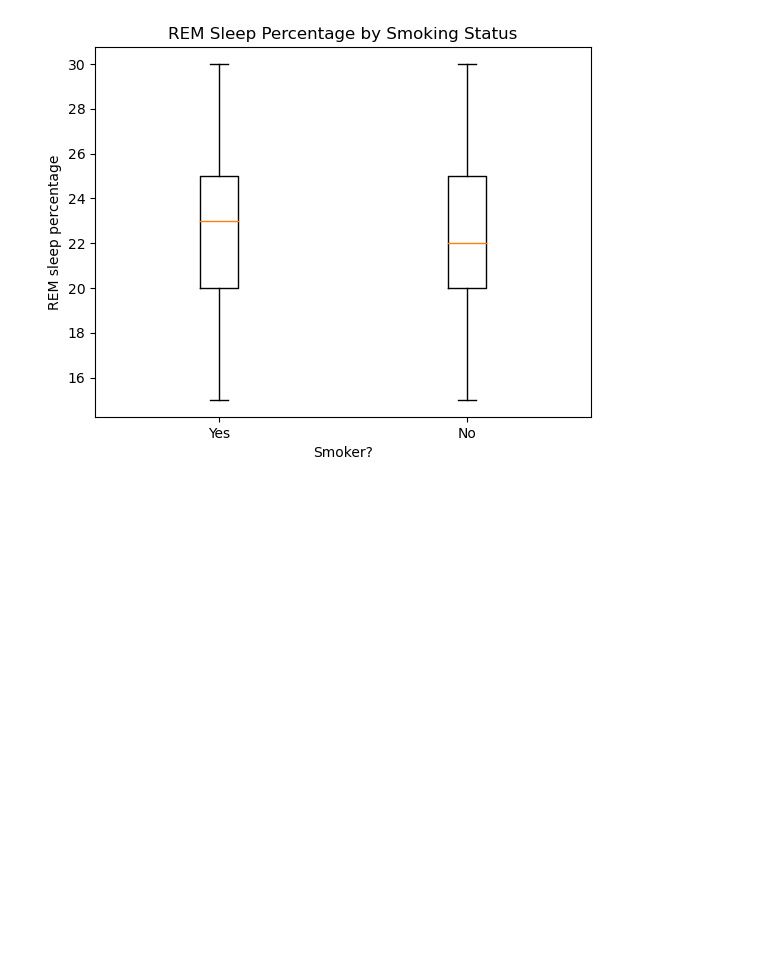
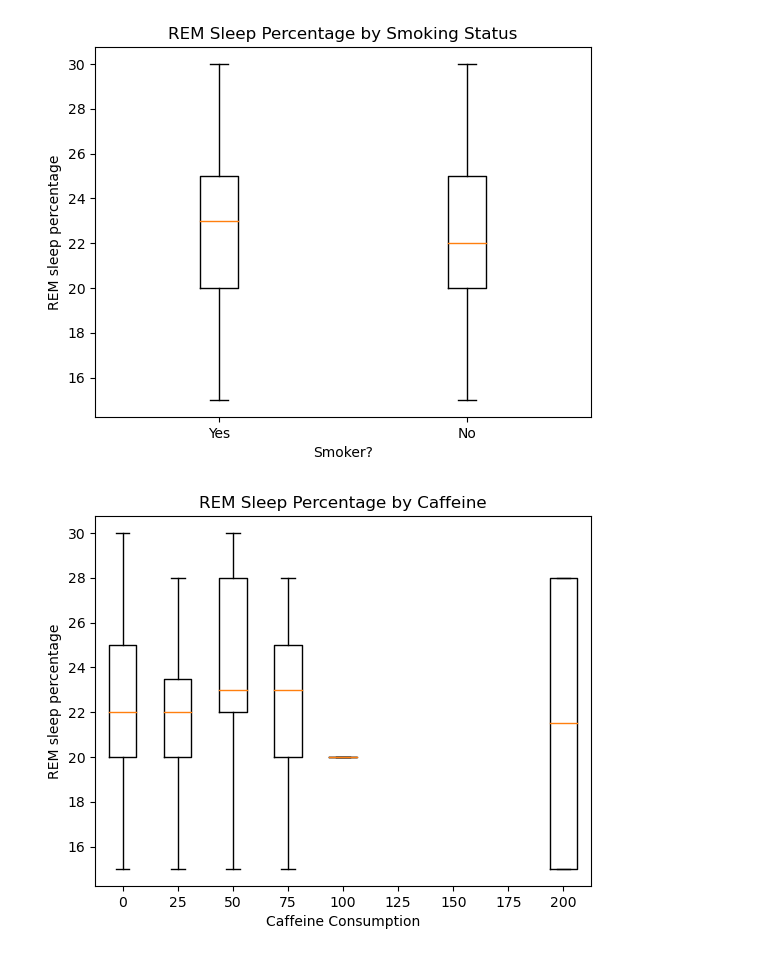
Before and after one commit to JenFreeze/Project_1, a Jupyter notebook: project1.ipynb, the cells around one changed output. Saved outputs shown, nothing was run; the diff lists cells and outputs as text; code cells hidden in the pictures; blank space fills up the shorter version.

```diff
--- a/project1.ipynb
+++ b/project1.ipynb
@@ -380,3 +380,19 @@ plt.title("REM Sleep Percentage by Smoking Status")
 plt.show()
 # %% [output]
 [figure]
+# %%
+REM_sleep = []
+caffeine = [0, 25, 50, 75, 100, 125, 150, 175, 200]
+
+for option in caffeine:
+    current_df = sleep_df.loc[sleep_df["Caffeine consumption"] == option]
+    sleep_values = current_df["REM sleep percentage"]
+    REM_sleep.append(sleep_values)
+
+plt.boxplot(REM_sleep, labels=caffeine)
+plt.xlabel("Caffeine Consumption")
+plt.ylabel("REM sleep percentage")
+plt.title("REM Sleep Percentage by Caffeine")
+plt.show()
+# %% [output]
+[figure, added]
```
Also changed, not shown: parts of 1 cell of this notebook.
